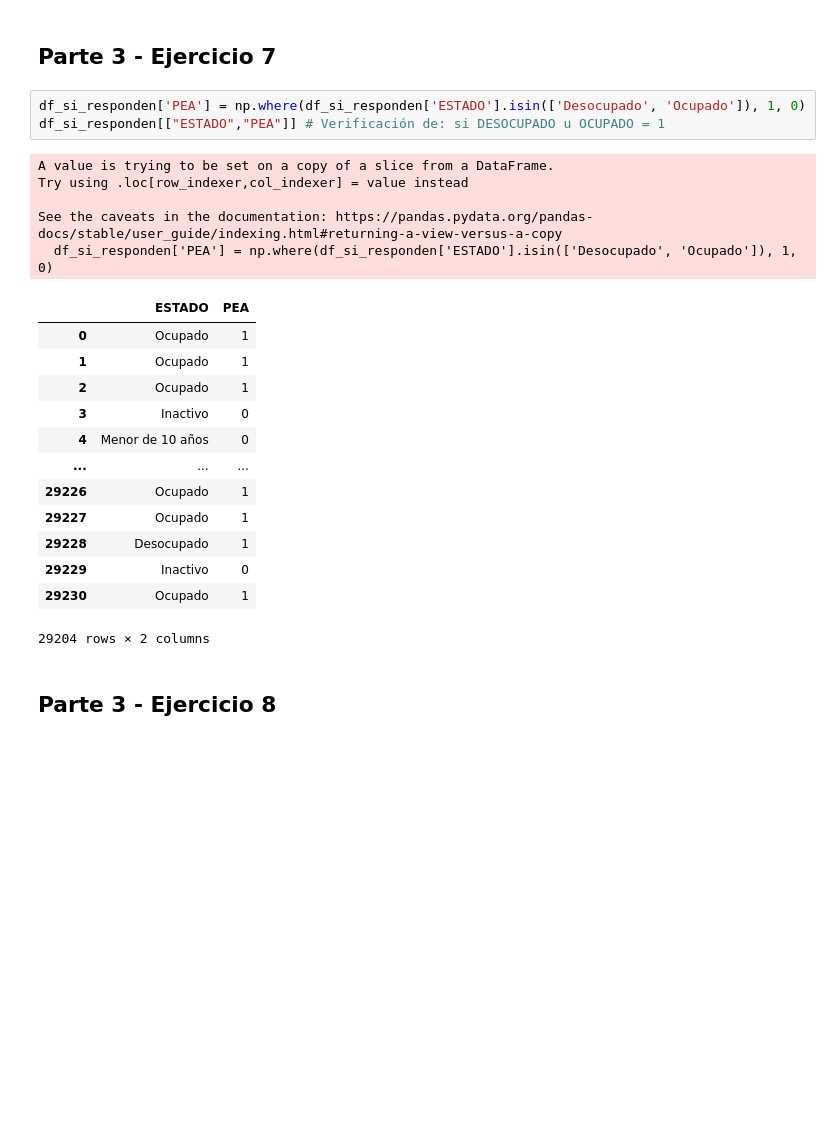
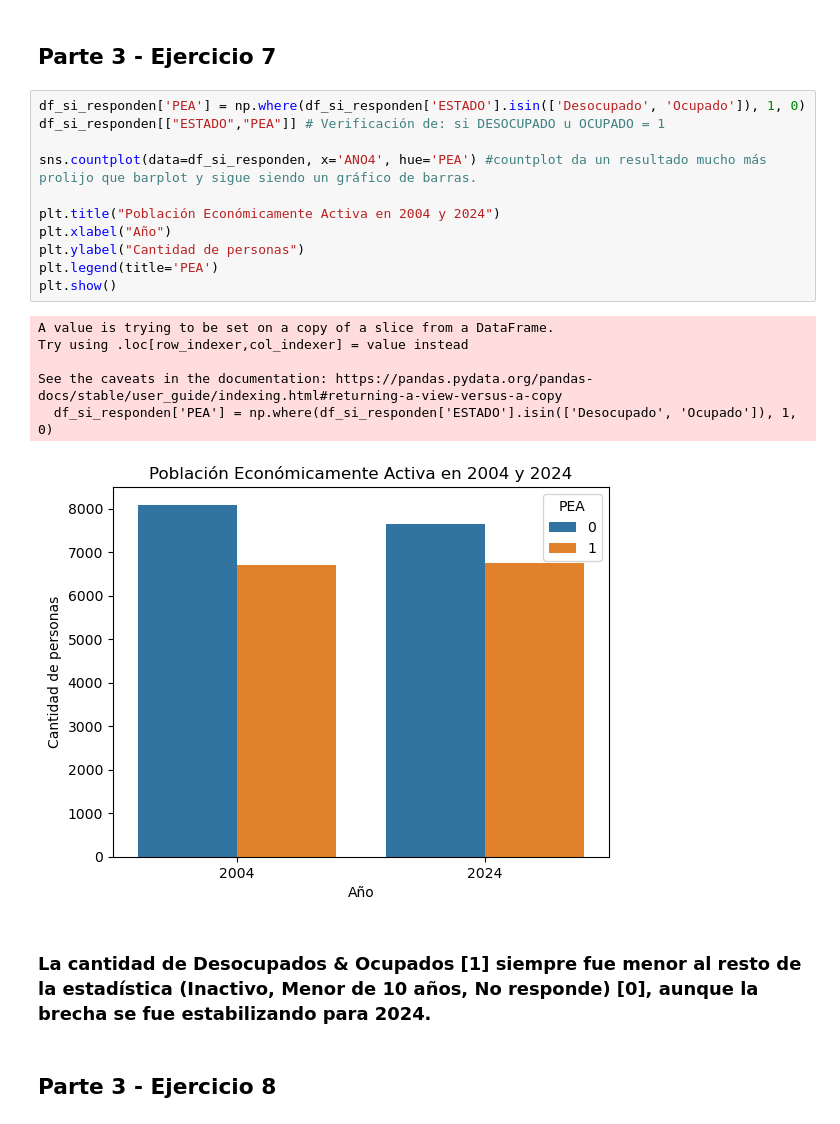
Before and after one commit to MaxiPetrini/BigDataUBA-Grupo16, a Jupyter notebook: TP2/tp2.ipynb, the cells around one changed output. Drawn from its saved outputs; the diff is of its cells as text; blank space fills up the shorter version.

Commit message:
Update tp2.ipynb
Gráficos + desc

```diff
--- a/TP2/tp2.ipynb
+++ b/TP2/tp2.ipynb
@@ -380,25 +380,23 @@ Name: count, dtype: int64
 # %%
 df_si_responden['PEA'] = np.where(df_si_responden['ESTADO'].isin(['Desocupado', 'Ocupado']), 1, 0)
 df_si_responden[["ESTADO","PEA"]] # Verificación de: si DESOCUPADO u OCUPADO = 1
+
+sns.countplot(data=df_si_responden, x='ANO4', hue='PEA') #countplot da un resultado mucho más prolijo que barplot y sigue siendo un gráfico de barras.
+
+plt.title("Población Económicamente Activa en 2004 y 2024")
+plt.xlabel("Año")
+plt.ylabel("Cantidad de personas")
+plt.legend(title='PEA')
+plt.show()
 # %% [output]
 A value is trying to be set on a copy of a slice from a DataFrame.
 Try using .loc[row_indexer,col_indexer] = value instead
 
 See the caveats in the documentation: https://pandas.pydata.org/pandas-docs/stable/user_guide/indexing.html#returning-a-view-versus-a-copy
   df_si_responden['PEA'] = np.where(df_si_responden['ESTADO'].isin(['Desocupado', 'Ocupado']), 1, 0)
-|  | ESTADO | PEA |
-| 0 | Ocupado | 1 |
-| 1 | Ocupado | 1 |
-| 2 | Ocupado | 1 |
-| 3 | Inactivo | 0 |
-| 4 | Menor de 10 años | 0 |
-| ... | ... | ... |
-| 29226 | Ocupado | 1 |
-| 29227 | Ocupado | 1 |
-| 29228 | Desocupado | 1 |
-| 29229 | Inactivo | 0 |
-| 29230 | Ocupado | 1 |
-29204 rows × 2 columns
+[figure, added]
+# %% [markdown]
+### La cantidad de Desocupados & Ocupados [1] siempre fue menor al resto de la estadística (Inactivo, Menor de 10 años, No responde) [0], aunque la brecha se fue estabilizando para 2024.
 # %% [markdown]
 ## Parte 3 - Ejercicio 8
 # %%
```
Also changed, not shown: parts of 5 cells of this notebook.
